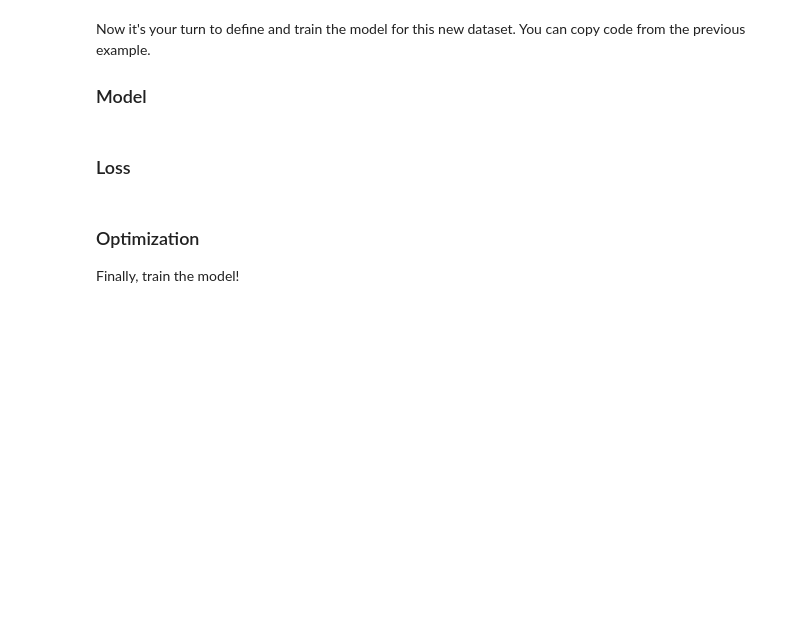
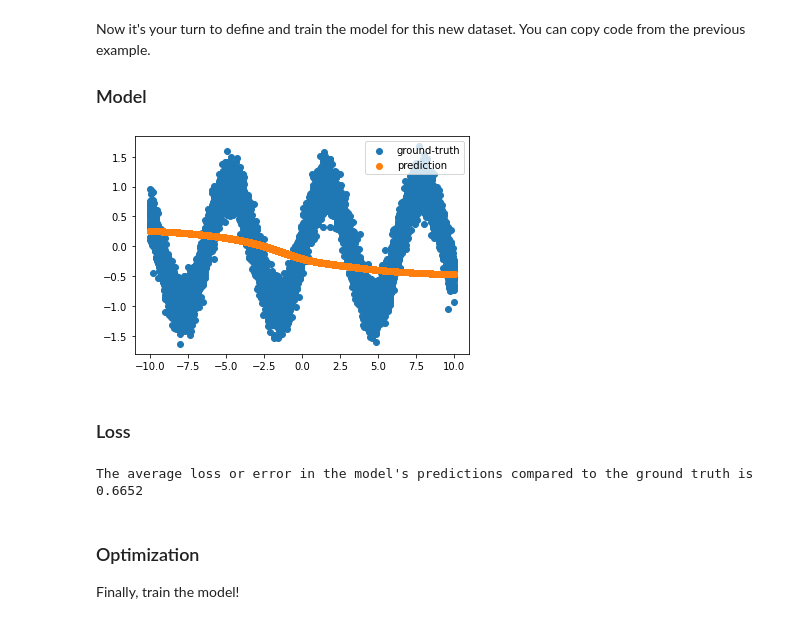
Before and after one commit to syeehyn/IEOR4575_Labs, a Jupyter notebook: labs/lab2/torch/lab2_regression_torch.ipynb, the cells around one changed output. Cells and saved outputs as stored; diff of their text form; code cells hidden in the pictures; blank space fills up the shorter version.

```diff
--- a/labs/lab2/torch/lab2_regression_torch.ipynb
+++ b/labs/lab2/torch/lab2_regression_torch.ipynb
@@ -181,2 +177,23 @@ Now it's your turn to define and train the model for this new dataset. You can c
+# %%
+# TODO: Define the model, the optimizer and the predictor y_hat
+
+model = torch.nn.Sequential(
+            torch.nn.Linear(1, 128),
+            torch.nn.Sigmoid(),
+            torch.nn.Linear(128, 1)
+        )
+
+optimizer = torch.optim.Adam(model.parameters(), lr=0.001)
+
+y_hat = model(x)
+# %%
+# TODO: plot initial predictions
+
+plt.scatter(x, y, label="ground-truth")
+plt.scatter(x, y_hat.detach(), label="prediction")
+plt.legend(loc="upper right")
+plt.show()
+# %% [output]
+[figure, added]
 # %% [markdown]
 ### Loss
@@ -185,3 +200,9 @@ Now it's your turn to define and train the model for this new dataset. You can c
+# %%
+# TODO: Define loss and print initial loss
+L = torch.mean(((y_hat-y)**2))
+print("The average loss or error in the model's predictions compared to the ground truth is %.4f" % (L))
+# %% [output]
+The average loss or error in the model's predictions compared to the ground truth is 0.6652
 # %% [markdown]
 ### Optimization
 Finally, train the model!
```
Also changed, not shown: parts of 13 cells of this notebook, 15 other files.
